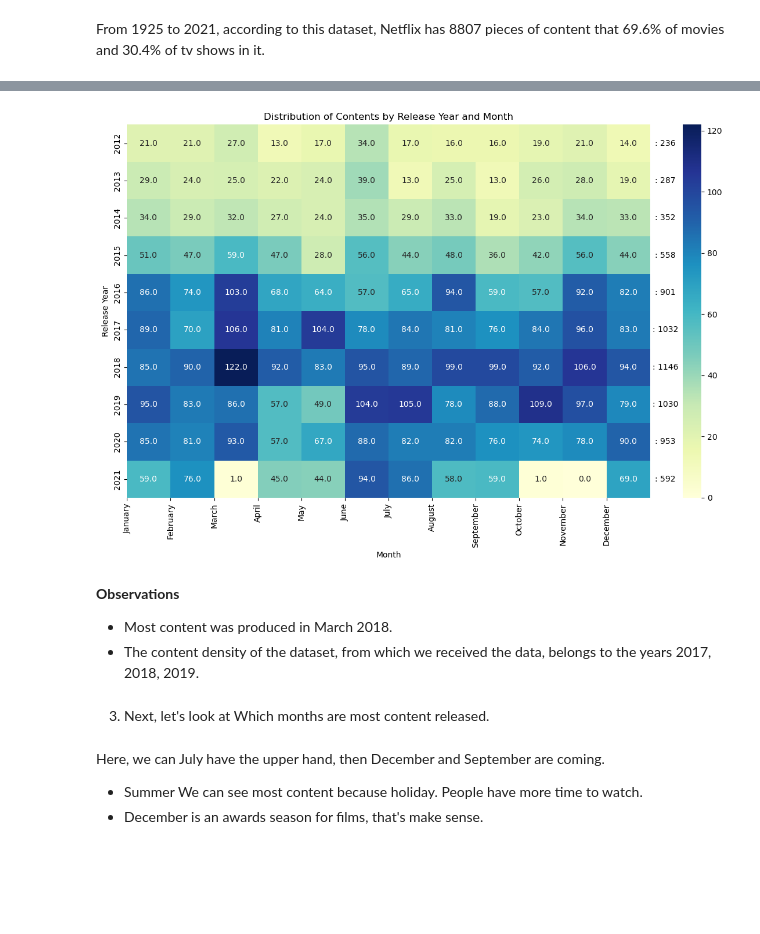
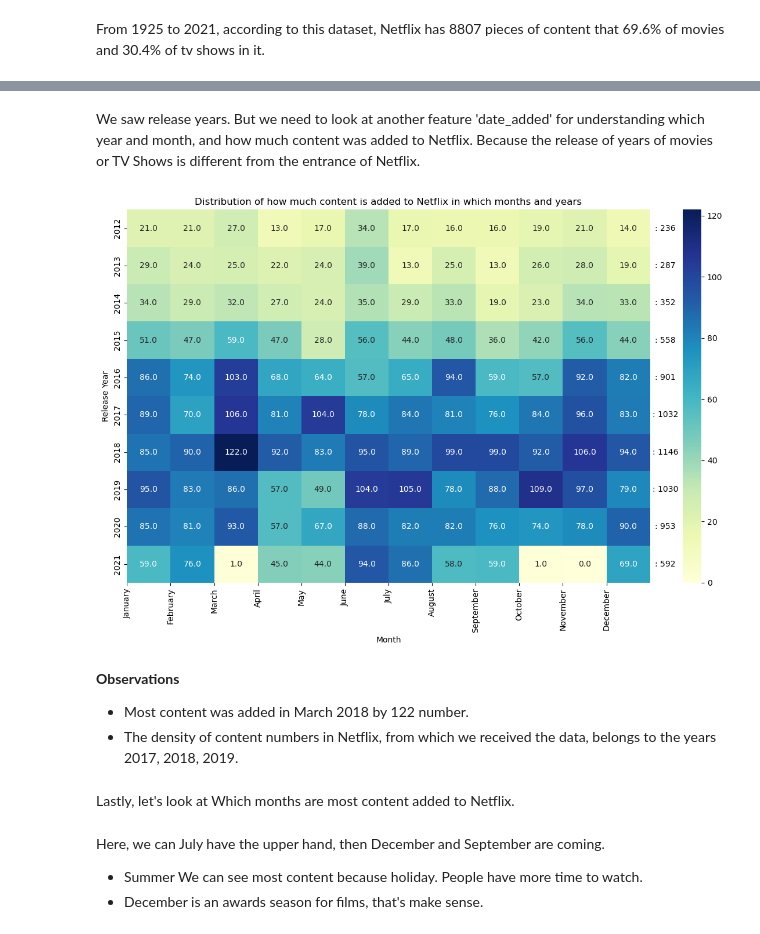
Before and after one commit to enescatagan/Netflix-EDA, a Jupyter notebook: netflix_eda.ipynb, the cells around one changed output, grey strips where cells are left out. Cells and saved outputs as stored; diff of their text form; code cells hidden in the pictures; blank space fills up the shorter version.

```diff
--- a/netflix_eda.ipynb
+++ b/netflix_eda.ipynb
@@ -358,3 +366,5 @@ plt.show()
+# %% [markdown]
+We saw release years. But we need to look at another feature 'date_added' for understanding which year and month, and how much content was added to Netflix. Because the release of years of movies or TV Shows is different from the entrance of Netflix.
 # %%
 # Filter out rows with 'missing' in the 'date_added' column
 filtered_df = df[df['date_added'] != 'missing'].copy()
@@ -368,41 +378,41 @@ year_counts = filtered_df['release_year'].value_counts()
 # Select the years with the most movies
 top_years = year_counts.head(10).index
 
 # Filter the data for the selected years
 filtered_df = filtered_df[filtered_df['release_year'].isin(top_years)].copy()
 
 # Count the occurrences of each release year and month combination
 release_counts = filtered_df.groupby(['release_year', 'release_month']).size().unstack().fillna(0)
 
 # Create a heatmap plot
 plt.figure(figsize=(12, 8))  # Set the figure size
 sns.heatmap(release_counts, cmap='YlGnBu', annot=True, fmt=".1f")
 
 # Add labels and title
 plt.xlabel('Month')
 plt.ylabel('Release Year')
-plt.title('Distribution of Contents by Release Year and Month')
+plt.title('Distribution of how much content is added to Netflix in which months and years')
 
 # Customize x-axis tick labels to show month names
 month_labels = ['January', 'February', 'March', 'April', 'May', 'June', 'July',
                 'August', 'September', 'October', 'November', 'December']
 plt.xticks(ticks=range(0, 12), labels=month_labels)
 
 # Add total count annotations for each year below the bars
 for i, year in enumerate(release_counts.index):
     plt.text(12.35, i + 0.5, f': {year_counts.loc[year]}', ha='center', va='center')
 
 # Display the plot
 plt.tight_layout()
 plt.show()
 # %% [output]
-[figure, old version]
+[figure, new version]
 # %% [markdown]
 **Observations**
-* Most content was produced in March 2018.
-* The content density of the dataset, from which we received the data, belongs to the years 2017, 2018, 2019.
+* Most content was added in March 2018 by 122 number.
+* The density of content numbers in Netflix, from which we received the data, belongs to the years 2017, 2018, 2019.
 # %% [markdown]
-3. Next, let's look at Which months are most content released.
+Lastly, let's look at Which months are most content added to Netflix.
 # %%
 # Filter out rows with missing or 'missing' values in the 'date_added' column
 df_filtered = df[df['date_added'].notna() & (df['date_added'] != 'missing')].copy()
```
Also changed, not shown: parts of 8 cells of this notebook.
